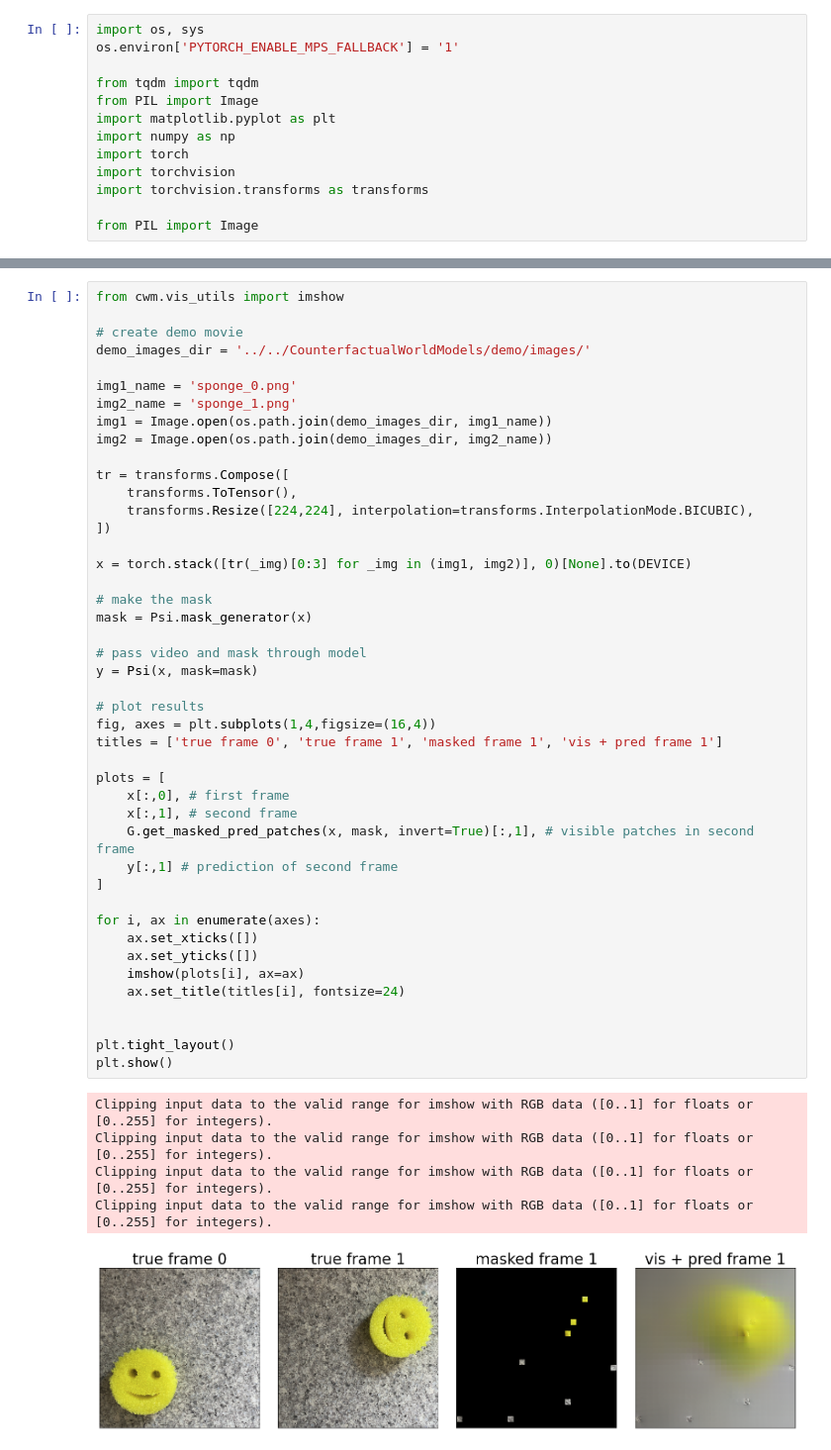
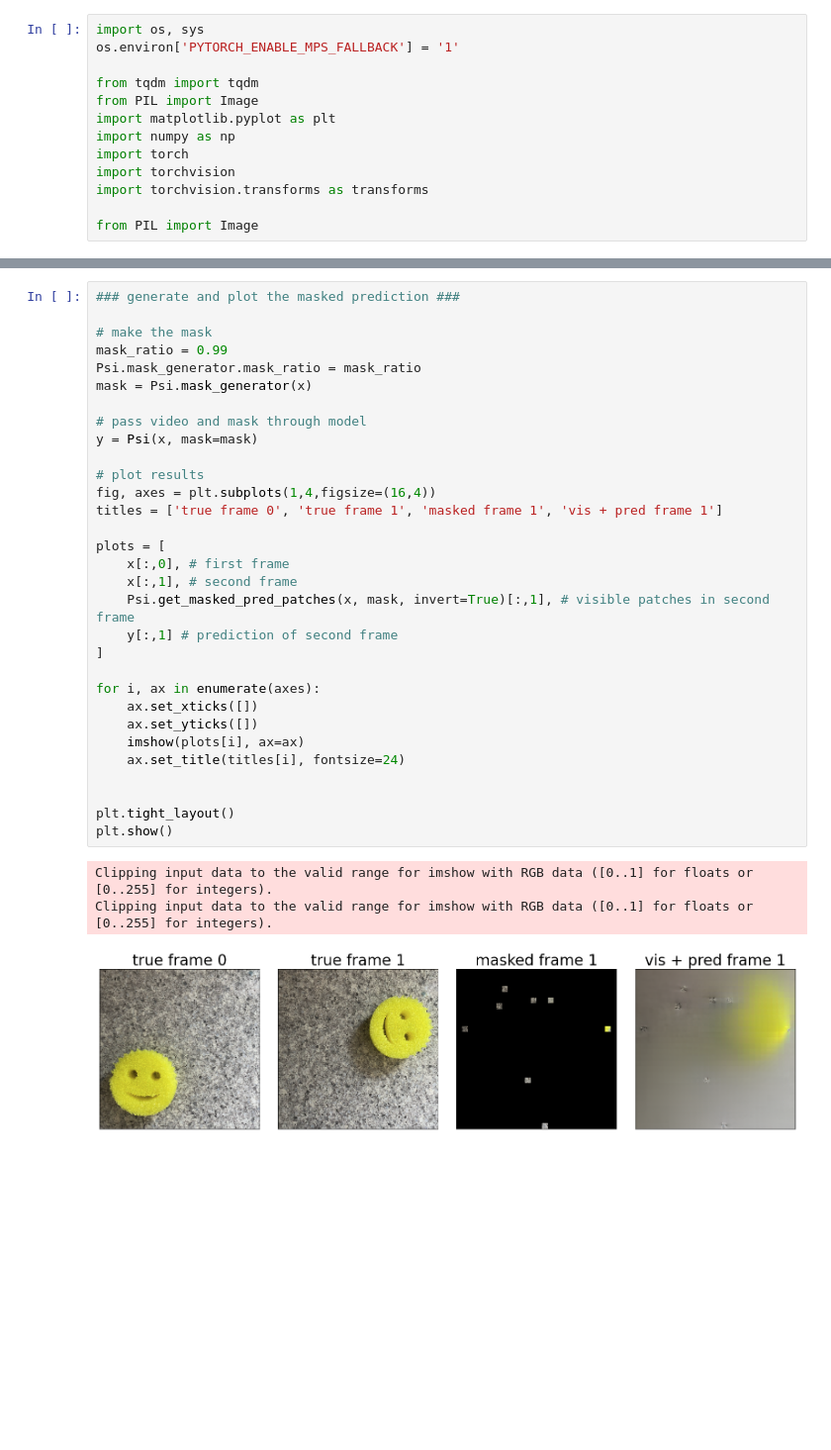
Before and after one commit to neuroailab/CounterfactualWorldModels, a Jupyter notebook: demo/FactualAndCounterfactual.ipynb, the cells around one changed output, grey strips where cells are left out. Shown at 99% size. Drawn from its saved outputs; the diff is of its cells as text; blank space fills up the shorter version.

Commit message:
demo notebook runs

```diff
--- a/demo/FactualAndCounterfactual.ipynb
+++ b/demo/FactualAndCounterfactual.ipynb
@@ -83,50 +143,35 @@ torch.Size([1, 1568]) 776
 # %%
-from cwm.vis_utils import imshow
-
-# create demo movie
-demo_images_dir = '../../CounterfactualWorldModels/demo/images/'
-
-img1_name = 'sponge_0.png'
-img2_name = 'sponge_1.png'
-img1 = Image.open(os.path.join(demo_images_dir, img1_name))
-img2 = Image.open(os.path.join(demo_images_dir, img2_name))
-
-tr = transforms.Compose([
-    transforms.ToTensor(),
-    transforms.Resize([224,224], interpolation=transforms.InterpolationMode.BICUBIC),
-])
-
-x = torch.stack([tr(_img)[0:3] for _img in (img1, img2)], 0)[None].to(DEVICE)
+### generate and plot the masked prediction ###
 
 # make the mask
+mask_ratio = 0.99
+Psi.mask_generator.mask_ratio = mask_ratio
 mask = Psi.mask_generator(x)
 
 # pass video and mask through model
 y = Psi(x, mask=mask)
 
 # plot results
 fig, axes = plt.subplots(1,4,figsize=(16,4))
 titles = ['true frame 0', 'true frame 1', 'masked frame 1', 'vis + pred frame 1']
 
 plots = [
     x[:,0], # first frame
     x[:,1], # second frame
-    G.get_masked_pred_patches(x, mask, invert=True)[:,1], # visible patches in second frame
+    Psi.get_masked_pred_patches(x, mask, invert=True)[:,1], # visible patches in second frame
     y[:,1] # prediction of second frame
 ]
 
 for i, ax in enumerate(axes):
     ax.set_xticks([])
     ax.set_yticks([])
     imshow(plots[i], ax=ax)
     ax.set_title(titles[i], fontsize=24)
 
 
 plt.tight_layout()
 plt.show()
 # %% [output]
 Clipping input data to the valid range for imshow with RGB data ([0..1] for floats or [0..255] for integers).
 Clipping input data to the valid range for imshow with RGB data ([0..1] for floats or [0..255] for integers).
-Clipping input data to the valid range for imshow with RGB data ([0..1] for floats or [0..255] for integers).
-Clipping input data to the valid range for imshow with RGB data ([0..1] for floats or [0..255] for integers).
-[figure, old version]
+[figure, new version]
```
Also changed, not shown: parts of 5 cells of this notebook, 1 other file.
